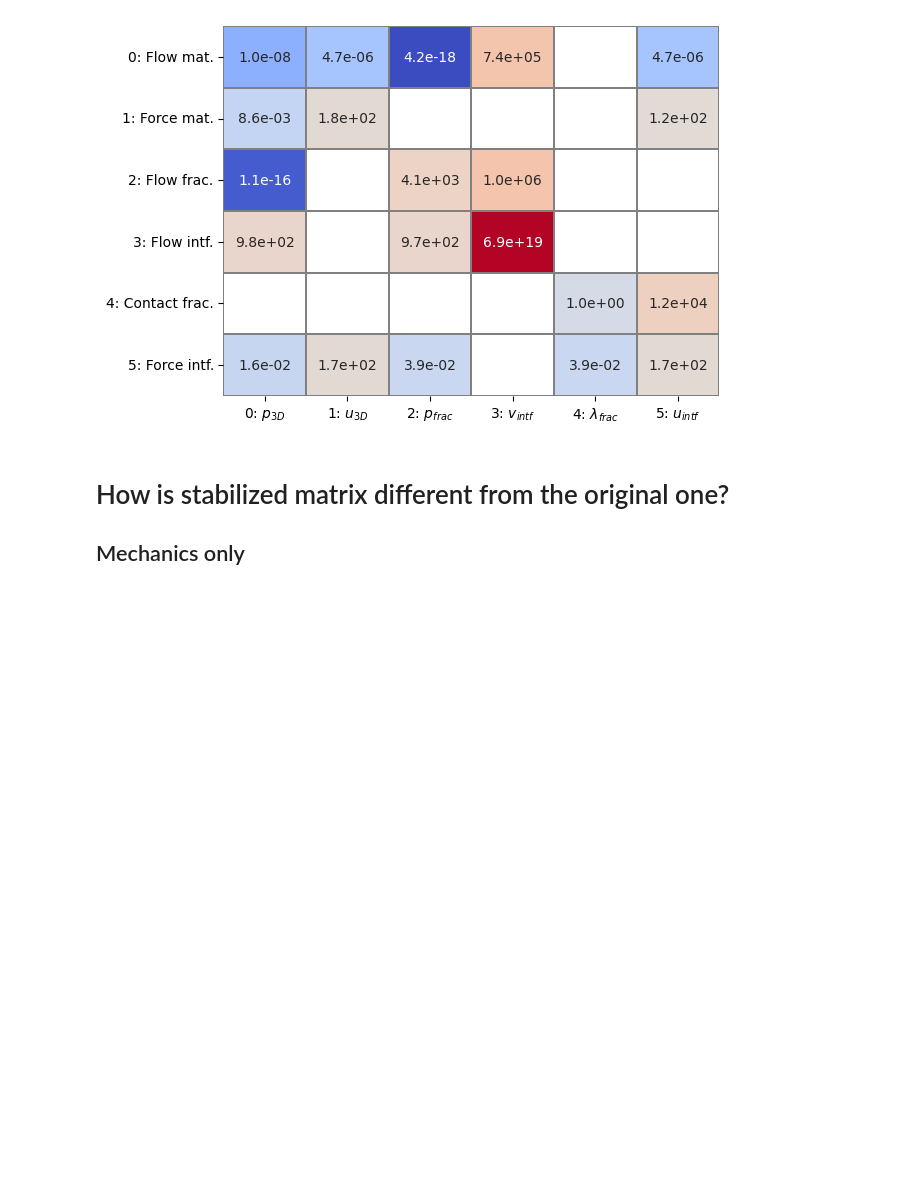
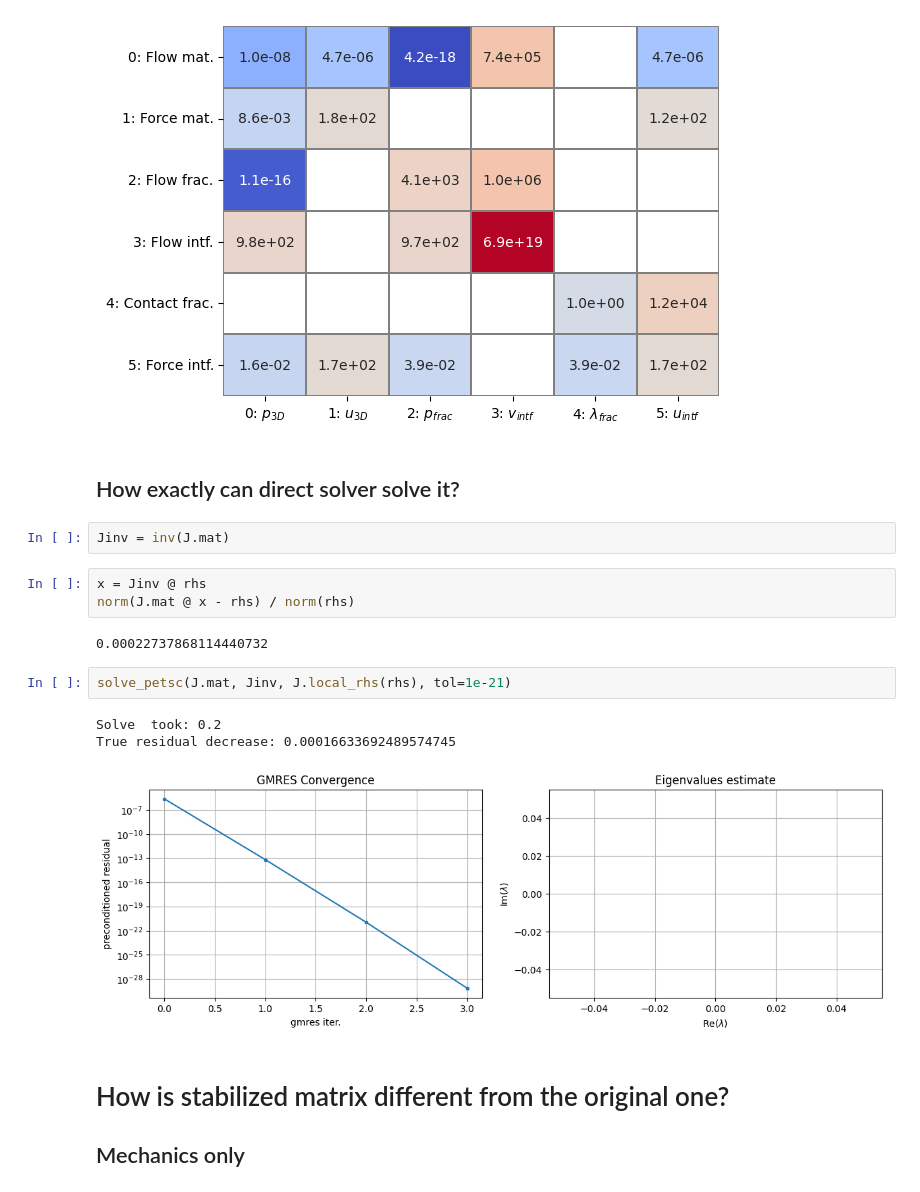
Before and after one commit to pmgbergen/FTHM-Solver, a Jupyter notebook: fpm/full_system_exact.ipynb, the cells around one changed output. Saved outputs shown, nothing was run; the diff lists cells and outputs as text; blank space fills up the shorter version.

```diff
--- a/fpm/full_system copy.ipynb
+++ b/fpm/full_system_exact.ipynb
@@ -139,6 +140,21 @@ J[:].plot_max()
 # %% [output]
 [figure]
 [figure]
+# %% [markdown]
+## How exactly can direct solver solve it?
+# %%
+Jinv = inv(J.mat)
+# %%
+x = Jinv @ rhs
+norm(J.mat @ x - rhs) / norm(rhs)
+# %% [output]
+0.00022737868114440732
+# %%
+solve_petsc(J.mat, Jinv, J.local_rhs(rhs), tol=1e-21)
+# %% [output]
+Solve  took: 0.2
+True residual decrease: 0.00016633692489574745
+[figure, added]
 # %% [markdown]
 # How is stabilized matrix different from the original one?
 
```
Also changed, not shown: parts of 4 cells of this notebook, 3 other files.
